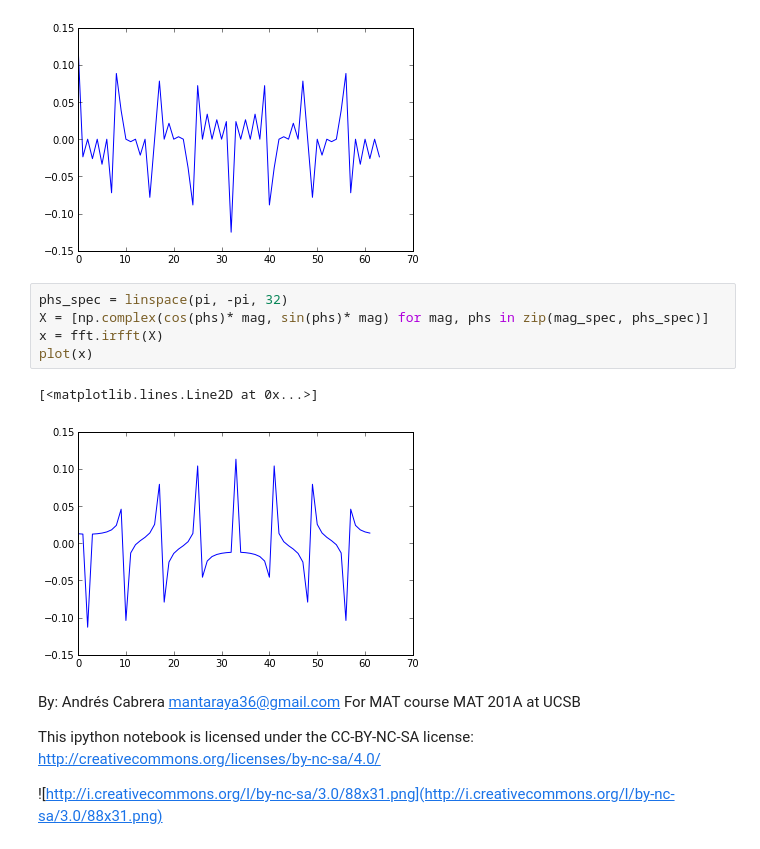
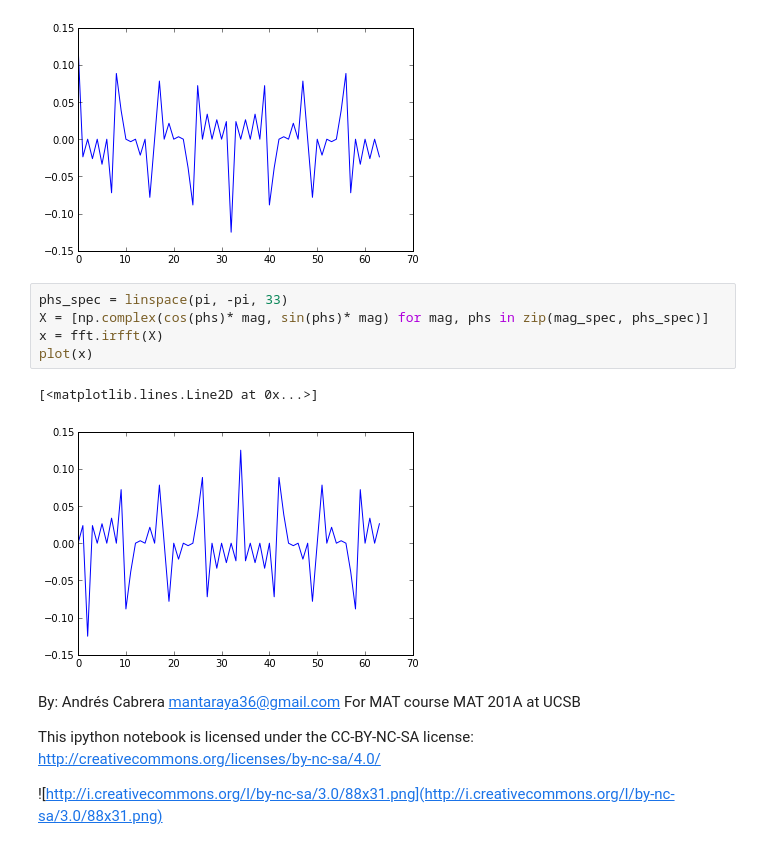
Before and after one commit to mantaraya36/201A-ipython, a Jupyter notebook: Fourier Analysis.ipynb, the cells around one changed output. Cells and saved outputs as stored; diff of their text form.

```diff
--- a/Fourier Analysis.ipynb
+++ b/Fourier Analysis.ipynb
@@ -650,13 +645,13 @@ plot(x)
 [<matplotlib.lines.Line2D at 0x...>]
 [figure]
 # %%
-phs_spec = linspace(pi, -pi, 32)
+phs_spec = linspace(pi, -pi, 33)
 X = [np.complex(cos(phs)* mag, sin(phs)* mag) for mag, phs in zip(mag_spec, phs_spec)]
 x = fft.irfft(X)
 plot(x)
 # %% [output]
 [<matplotlib.lines.Line2D at 0x...>]
-[figure, old version]
+[figure, new version]
 # %% [markdown]
 By: Andrés Cabrera mantaraya36@gmail.com
 For MAT course MAT 201A at UCSB
```
Also changed, not shown: parts of 1 cell of this notebook.
